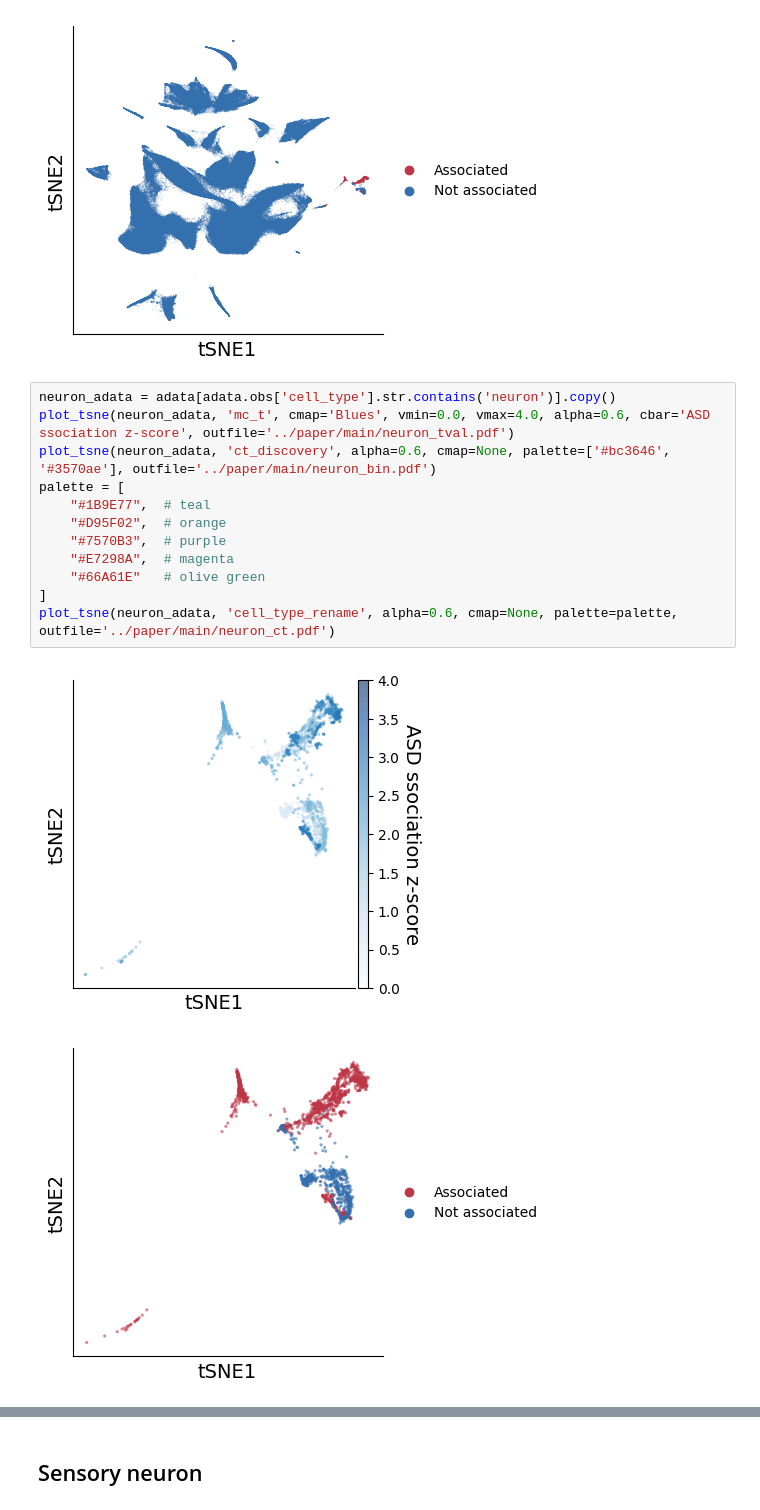
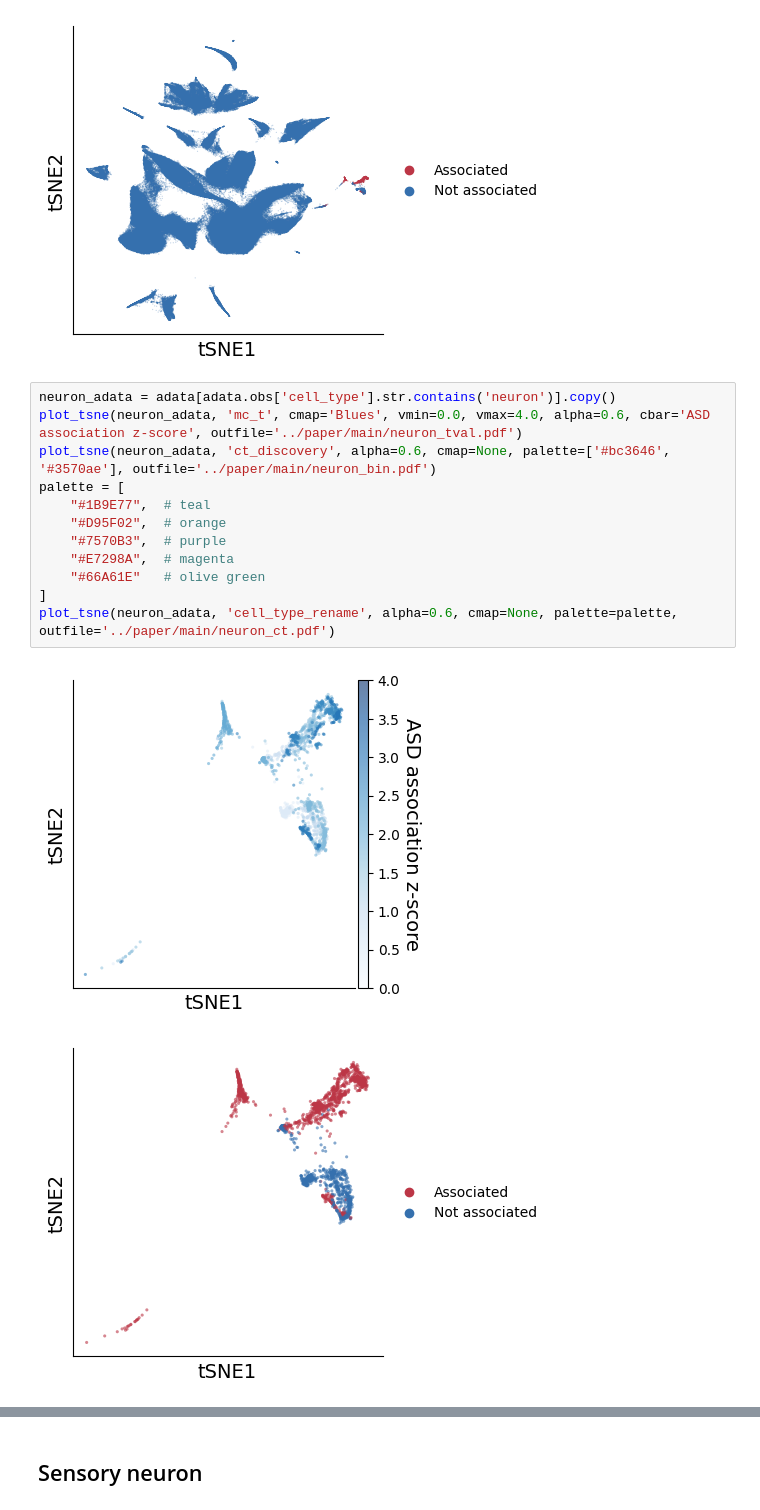
Before and after one commit to krishnanlab/icepop_analysis, a Jupyter notebook: notebook/asd__mouse_colon.ipynb, the cells around one changed output, grey strips where cells are left out. Cells and saved outputs as stored; diff of their text form.

```diff
--- a/notebook/asd__mouse_colon.ipynb
+++ b/notebook/asd__mouse_colon.ipynb
@@ -238,18 +238,18 @@ plot_tsne(adata, 'ct_discovery', size=3, alpha=0.3, cmap=None, palette=['#bc3646
 [figure]
 # %%
 neuron_adata = adata[adata.obs['cell_type'].str.contains('neuron')].copy()
-plot_tsne(neuron_adata, 'mc_t', cmap='Blues', vmin=0.0, vmax=4.0, alpha=0.6, cbar='ASD ssociation z-score', outfile='../paper/main/neuron_tval.pdf')
+plot_tsne(neuron_adata, 'mc_t', cmap='Blues', vmin=0.0, vmax=4.0, alpha=0.6, cbar='ASD association z-score', outfile='../paper/main/neuron_tval.pdf')
 plot_tsne(neuron_adata, 'ct_discovery', alpha=0.6, cmap=None, palette=['#bc3646', '#3570ae'], outfile='../paper/main/neuron_bin.pdf')
 palette = [
     "#1B9E77",  # teal
     "#D95F02",  # orange
     "#7570B3",  # purple
     "#E7298A",  # magenta
     "#66A61E"   # olive green
 ]
 plot_tsne(neuron_adata, 'cell_type_rename', alpha=0.6, cmap=None, palette=palette, outfile='../paper/main/neuron_ct.pdf')
 # %% [output]
-[figure, old version]
+[figure, new version]
 [figure]
 [figure]
 # %% [markdown]
```
Also changed, not shown: 15 other files.
